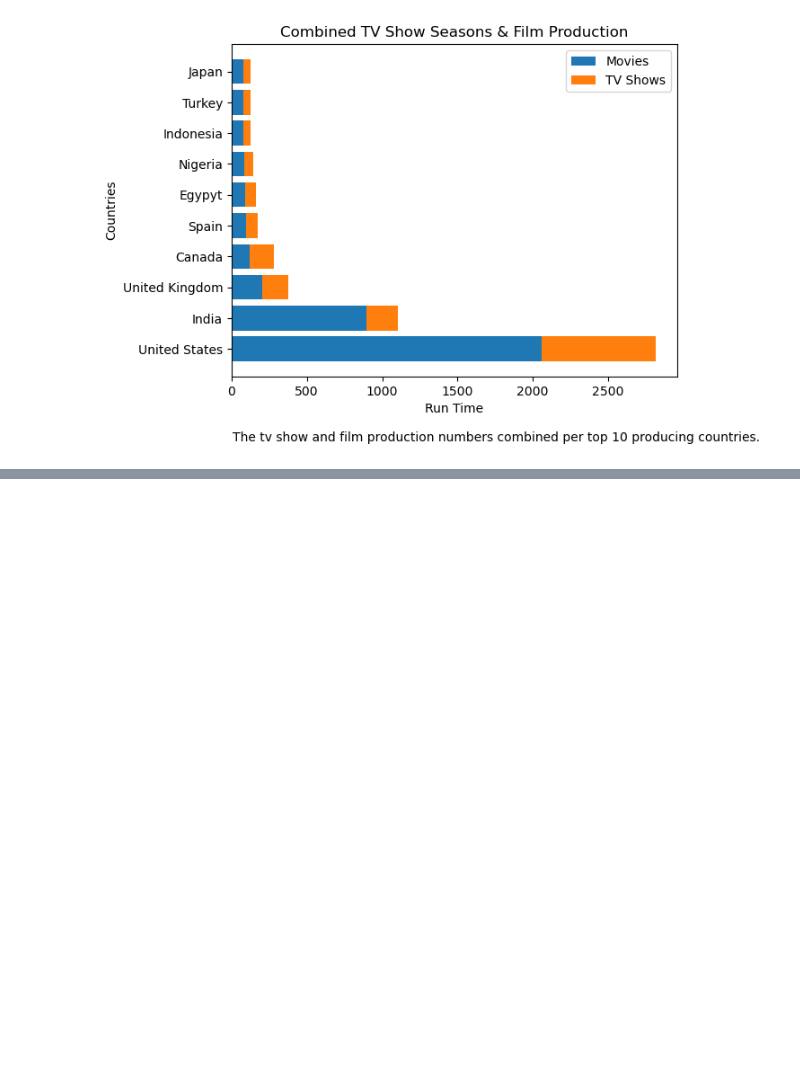
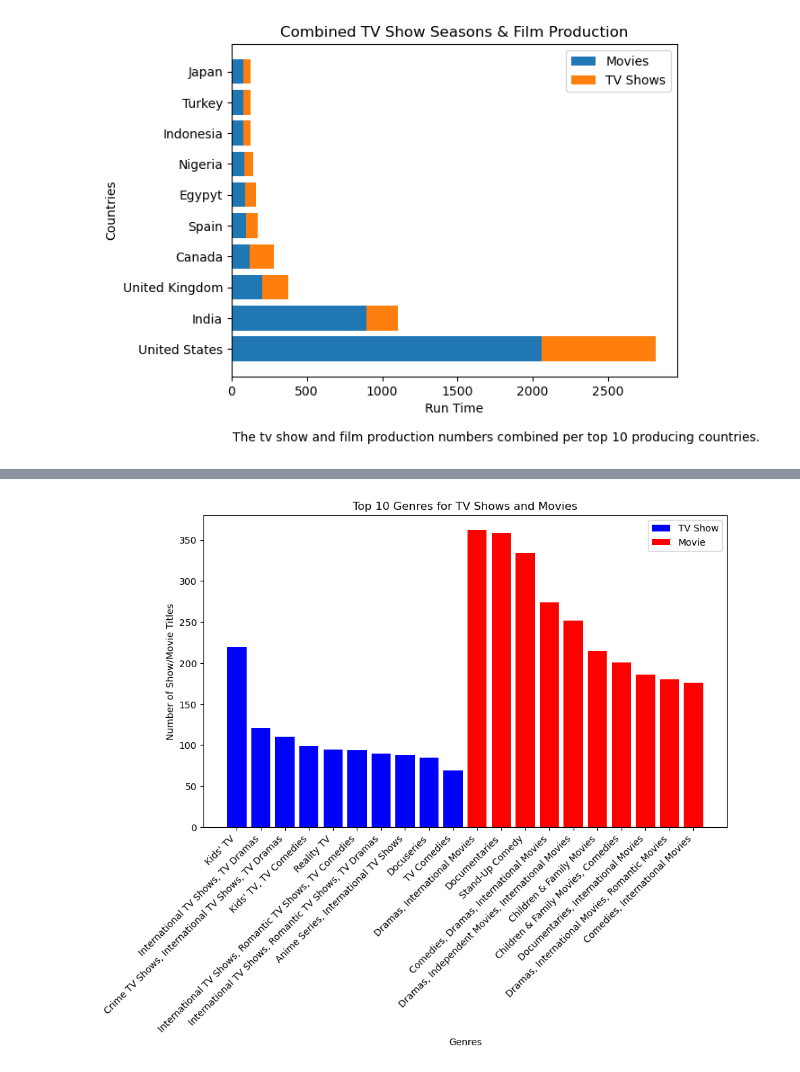
Before and after one commit to AdriannaDJ/Project_1, a Jupyter notebook: Project_1_Amit.ipynb, the cells around one changed output, grey strips where cells are left out. Saved outputs shown, nothing was run; the diff lists cells and outputs as text; code cells hidden in the pictures; blank space fills up the shorter version.

```diff
--- a/Project_1_Amit.ipynb
+++ b/Project_1_Amit.ipynb
@@ -780,0 +852,27 @@ plt.show()
+# %%
+# graph of top 10 genres for movies and tv shows
+fig, ax = plt.subplots(figsize=(10, 6))
+
+# data for TV shows and movies
+tv_shows = cleaned_data[cleaned_data['type'] == 'TV Show']
+movies = cleaned_data[cleaned_data['type'] == 'Movie']
+
+# calculated genre counts for TV shows
+tv_show_genres = tv_shows['listed_in'].value_counts().head(10)
+ax.bar(tv_show_genres.index.astype(str), tv_show_genres.values, color='blue', label='TV Show')
+
+# calculated genre counts for movies
+movie_genres = movies['listed_in'].value_counts().head(10)
+ax.bar(movie_genres.index.astype(str), movie_genres.values, color='red', label='Movie')
+
+# labels & title
+ax.set_xlabel('Genres')
+ax.set_ylabel('Number of Show/Movie Titles')
+ax.set_title('Top 10 Genres for TV Shows and Movies')
+ax.legend()
+
+plt.xticks(rotation=45, ha='right')
+
+plt.show()
+# %% [output]
+[figure, added]
```
Also changed, not shown: parts of 9 cells of this notebook.
